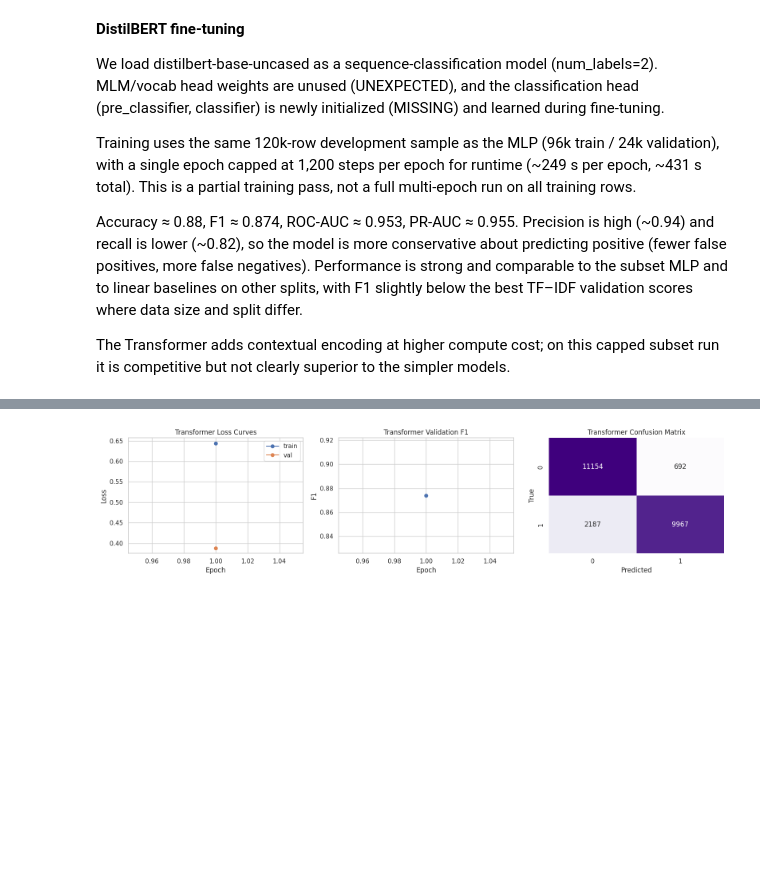
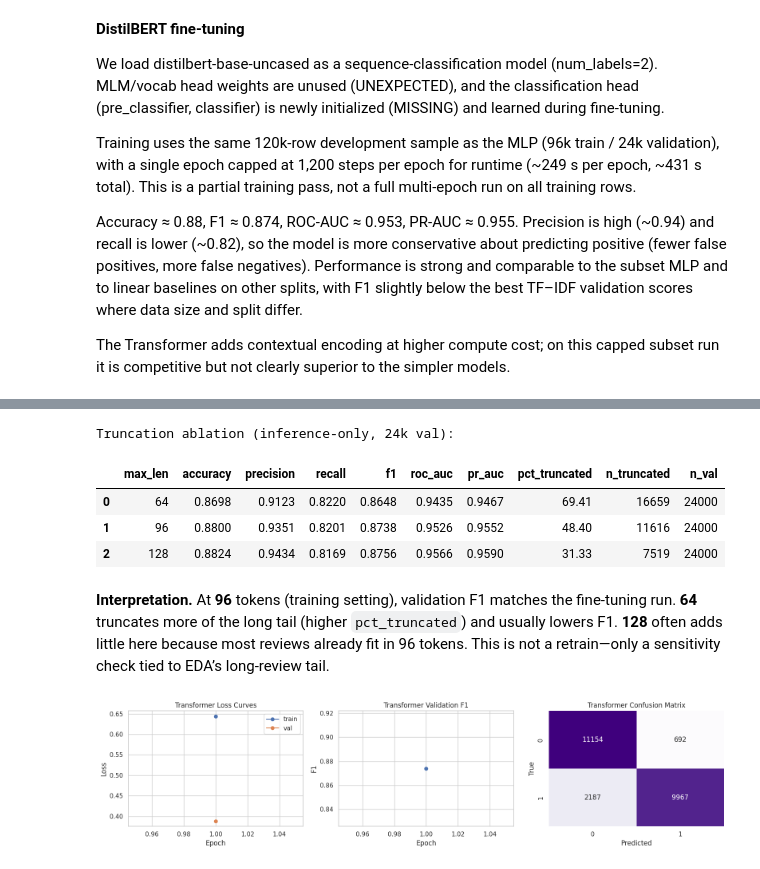
Before and after one commit to PeterMangoro/dataScience, a Jupyter notebook: final/final_notebook.ipynb, the cells around one changed output, grey strips where cells are left out. Drawn from its saved outputs; the diff is of its cells as text; code cells hidden in the pictures; blank space fills up the shorter version.

```diff
--- a/final/final_notebook.ipynb
+++ b/final/final_notebook.ipynb
@@ -1856,3 +2315,52 @@ The Transformer adds contextual encoding at higher compute cost; on this capped
+# %%
+def run_truncation_ablation(tr_result, max_lengths=(64, 96, 128)):
+    """Inference-only max_length sweep (batched val pass)."""
+    model = tr_result["model"]
+    tokenizer = tr_result["tokenizer"]
+    texts = list(tr_result["val_texts"])
+    y_true = np.asarray(tr_result["y_true"])
+
+    no_trunc = tokenizer(texts, truncation=False, padding=False)
+    token_lengths = [len(ids) for ids in no_trunc["input_ids"]]
+
+    rows = []
+    for m in max_lengths:
+        val_enc = tokenizer(texts, truncation=True, max_length=m, padding=False)
+        val_ds = HFTextDataset(val_enc, y_true)
+        val_loader = DataLoader(
+            val_ds,
+            batch_size=TR_BATCH_SIZE,
+            shuffle=False,
+            collate_fn=DataCollatorWithPadding(tokenizer=tokenizer),
+        )
+        _, metrics, _, y_pred, y_score = eval_transformer(model, val_loader)
+        n_trunc = sum(1 for L in token_lengths if L > m)
+        rows.append(
+            {
+                "max_len": m,
+                **metrics,
+                "pct_truncated": round(100.0 * n_trunc / len(texts), 2),
+                "n_truncated": n_trunc,
+                "n_val": len(texts),
+            }
+        )
+    return pd.DataFrame(rows)
+
+
+if "tr_subset_result" in globals() and "model" in tr_subset_result:
+    truncation_ablation_df = run_truncation_ablation(tr_subset_result)
+    print("Truncation ablation (inference-only, 24k val):")
+    display(truncation_ablation_df.round(4))
+else:
+    print("Run DistilBERT training first (tr_subset_result with model/tokenizer).")
+# %% [output]
+Truncation ablation (inference-only, 24k val):
+|  | max_len | accuracy | precision | recall | f1 | roc_auc | pr_auc | pct_truncated | n_truncated | n_val |
+| 0 | 64 | 0.8698 | 0.9123 | 0.8220 | 0.8648 | 0.9435 | 0.9467 | 69.41 | 16659 | 24000 |
+| 1 | 96 | 0.8800 | 0.9351 | 0.8201 | 0.8738 | 0.9526 | 0.9552 | 48.40 | 11616 | 24000 |
+| 2 | 128 | 0.8824 | 0.9434 | 0.8169 | 0.8756 | 0.9566 | 0.9590 | 31.33 | 7519 | 24000 |
+# %% [markdown]
+**Interpretation.** At **96** tokens (training setting), validation F1 matches the fine-tuning run. **64** truncates more of the long tail (higher `pct_truncated`) and usually lowers F1. **128** often adds little here because most reviews already fit in 96 tokens. This is not a retrain—only a sensitivity check tied to EDA’s long-review tail.
 # %%
 tr_plot_result = globals().get("tr_scaled_result") or tr_subset_result
 tr_hist = tr_plot_result["history_df"]
```
Also changed, not shown: parts of 39 cells of this notebook, 29 other files.
